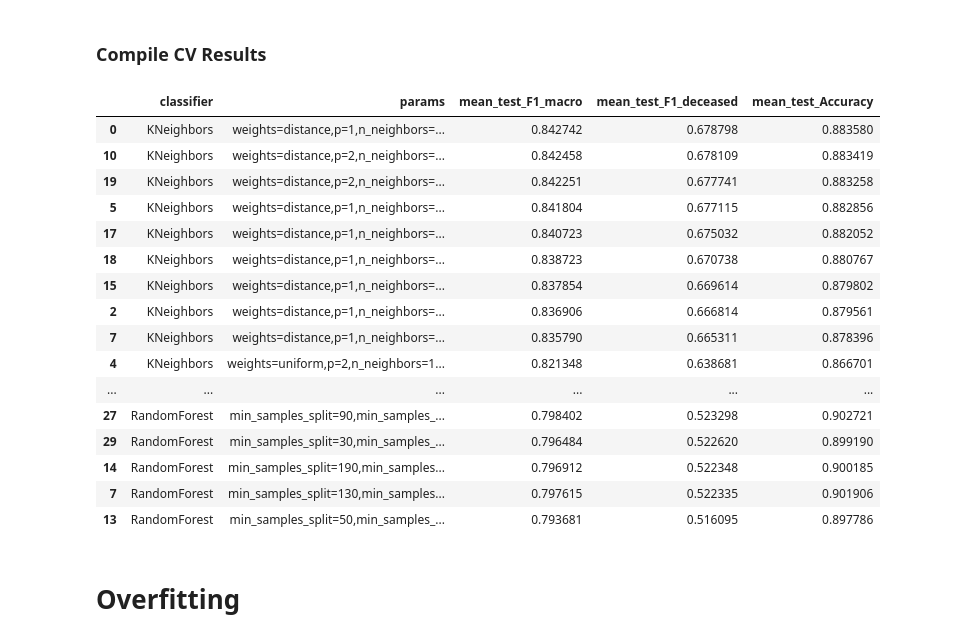
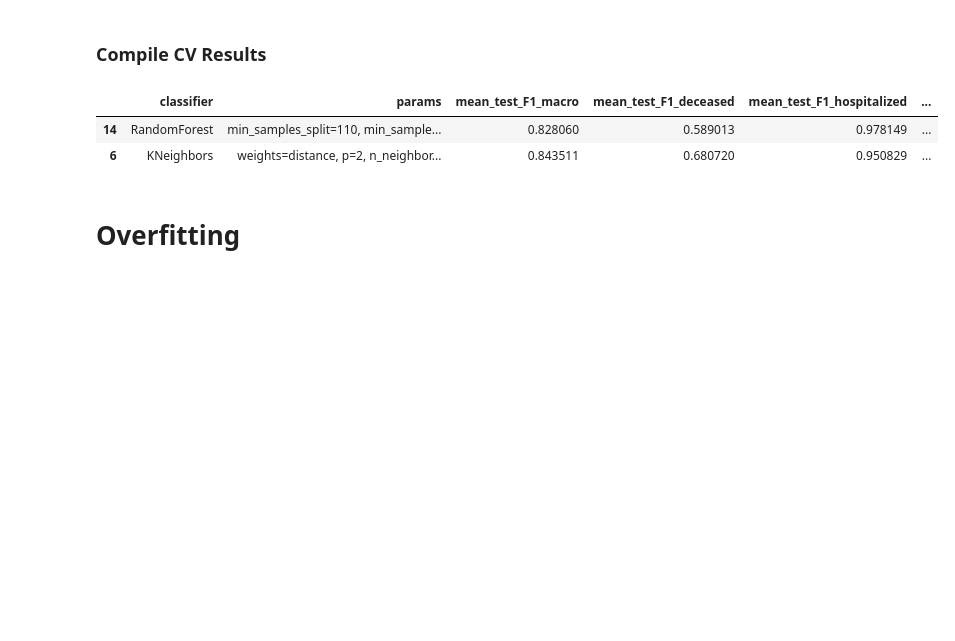
Before and after one commit to efeerhan/cmpt459-courseproject, a Jupyter notebook: project.ipynb, the cells around one changed output. Saved outputs shown, nothing was run; the diff lists cells and outputs as text; code cells hidden in the pictures; blank space fills up the shorter version.

```diff
--- a/project.ipynb
+++ b/project.ipynb
@@ -165,10 +165,20 @@ def f1_deceased_func(y_true, y_pred):
     return f1_score(y_true, y_pred, average=None)[0]
 f1_deceased = make_scorer(f1_deceased_func)
 
+def f1_hospitalized_func(y_true, y_pred):
+    return f1_score(y_true, y_pred, average=None)[1]
+f1_hospitalized = make_scorer(f1_hospitalized_func)
+
+def f1_nonhospitalized_func(y_true, y_pred):
+    return f1_score(y_true, y_pred, average=None)[2]
+f1_nonhospitalized = make_scorer(f1_nonhospitalized_func)
+
 scoring = {
     'Accuracy': 'accuracy',
     'F1_macro': 'f1_macro',
-    'F1_deceased': f1_deceased
+    'F1_deceased': f1_deceased,
+    'F1_hospitalized': f1_hospitalized,
+    'F1_nonhospitalized': f1_nonhospitalized
 }
 # %% [markdown]
 ### Scaling and Oversampling
@@ -310,7 +320,7 @@ kn_search = RandomizedSearchCV(kn,
                                cv=k_fold,
                                scoring=scoring,
                                refit='F1_deceased',
-                               n_iter=20,
+                               n_iter=40,
                                n_jobs=-1,
                                error_score='raise').fit(X_train_kn,y_train_kn)
 
@@ -347,7 +357,7 @@ s2 = 0.12
 class_weights_dict = {0: s0*w0, 1: s1*w1, 2: s2*w2}
 class_weights = class_weight.compute_sample_weight(class_weight=class_weights_dict, y=y_train_rf)
 
-rf = RandomForestClassifier(criterion='entropy', n_estimators=120)
+rf = RandomForestClassifier(criterion='entropy', n_estimators=150)
 params = {
     'max_depth': [9,10,11,12,13],
     'max_features': ['sqrt','log2'],
@@ -385,30 +395,24 @@ number of errors involving 0: 163/178
 # %% [markdown]
 ### Compile CV Results
 # %%
-all_res = pd.concat([rf_res, kn_res])
-all_res = all_res[['classifier','params','mean_test_F1_macro','mean_test_F1_deceased','mean_test_Accuracy']]
-all_res['params'] = all_res['params'].apply(lambda x: str(x)[1:-1].replace('\'','').replace(': ','=').replace(', ',','))
-all_res = all_res.sort_values('mean_test_F1_deceased', ascending=False)
-all_res.to_csv('results/res.csv', index=False)
+param_columns = rf_res.filter(like='param_')  # Select columns starting with 'param_'
+rf_res['params'] = param_columns.apply(lambda row: ', '.join(f"{param[6:]}={value}" for param, value in row.dropna().items()), axis=1)
+
+param_columns = kn_res.filter(like='param_')  # Select columns starting with 'param_'
+kn_res['params'] = param_columns.apply(lambda row: ', '.join(f"{param[6:]}={value}" for param, value in row.dropna().items()), axis=1)
+
+rf_res.to_csv('results/randomforest_tuning.txt',index=False)
+kn_res.to_csv('results/knn_tuning.txt',index=False)
+
+cols_res = ['classifier','params','mean_test_F1_macro','mean_test_F1_deceased','mean_test_F1_hospitalized','mean_test_F1_nonhospitalized','mean_test_Accuracy']
+rf_data = rf_res[cols_res].iloc[[rf_search.best_index_]]
+kn_data = kn_res[cols_res].iloc[[kn_search.best_index_]]
+all_res = pd.concat([rf_data, kn_data])
 all_res
 # %% [output]
-|  | classifier | params | mean_test_F1_macro | mean_test_F1_deceased | mean_test_Accuracy |
-| 0 | KNeighbors | weights=distance,p=1,n_neighbors=... | 0.842742 | 0.678798 | 0.883580 |
-| 10 | KNeighbors | weights=distance,p=2,n_neighbors=... | 0.842458 | 0.678109 | 0.883419 |
-| 19 | KNeighbors | weights=distance,p=2,n_neighbors=... | 0.842251 | 0.677741 | 0.883258 |
-| 5 | KNeighbors | weights=distance,p=1,n_neighbors=... | 0.841804 | 0.677115 | 0.882856 |
-| 17 | KNeighbors | weights=distance,p=1,n_neighbors=... | 0.840723 | 0.675032 | 0.882052 |
-| 18 | KNeighbors | weights=distance,p=1,n_neighbors=... | 0.838723 | 0.670738 | 0.880767 |
-| 15 | KNeighbors | weights=distance,p=1,n_neighbors=... | 0.837854 | 0.669614 | 0.879802 |
-| 2 | KNeighbors | weights=distance,p=1,n_neighbors=... | 0.836906 | 0.666814 | 0.879561 |
-| 7 | KNeighbors | weights=distance,p=1,n_neighbors=... | 0.835790 | 0.665311 | 0.878396 |
-| 4 | KNeighbors | weights=uniform,p=2,n_neighbors=1... | 0.821348 | 0.638681 | 0.866701 |
-| ... | ... | ... | ... | ... | ... |
-| 27 | RandomForest | min_samples_split=90,min_samples_... | 0.798402 | 0.523298 | 0.902721 |
-| 29 | RandomForest | min_samples_split=30,min_samples_... | 0.796484 | 0.522620 | 0.899190 |
-| 14 | RandomForest | min_samples_split=190,min_samples... | 0.796912 | 0.522348 | 0.900185 |
-| 7 | RandomForest | min_samples_split=130,min_samples... | 0.797615 | 0.522335 | 0.901906 |
-| 13 | RandomForest | min_samples_split=50,min_samples_... | 0.793681 | 0.516095 | 0.897786 |
+|  | classifier | params | mean_test_F1_macro | mean_test_F1_deceased | mean_test_F1_hospitalized | ... |
+| 14 | RandomForest | min_samples_split=110, min_sample... | 0.828060 | 0.589013 | 0.978149 | ... |
+| 6 | KNeighbors | weights=distance, p=2, n_neighbor... | 0.843511 | 0.680720 | 0.950829 | ... |
 # %% [markdown]
 # Overfitting
 # %% [markdown]
```
Also changed, not shown: parts of 4 cells of this notebook, 6 other files.
